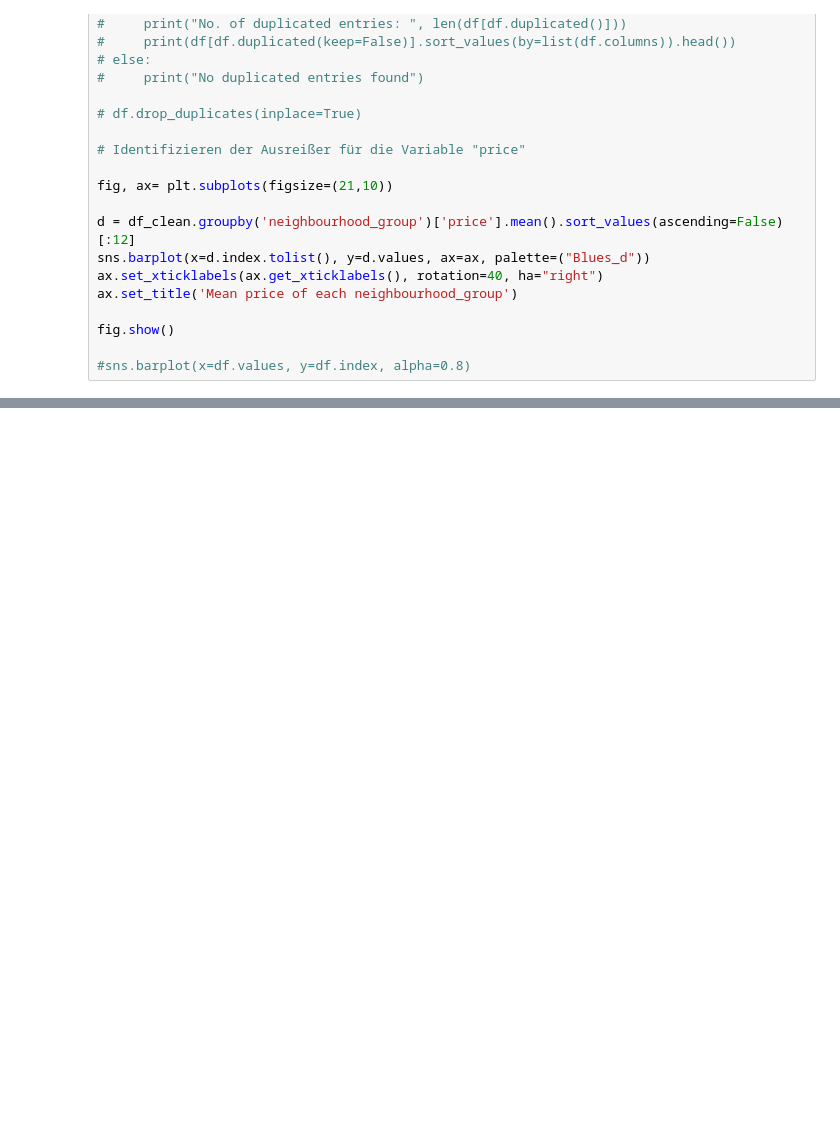
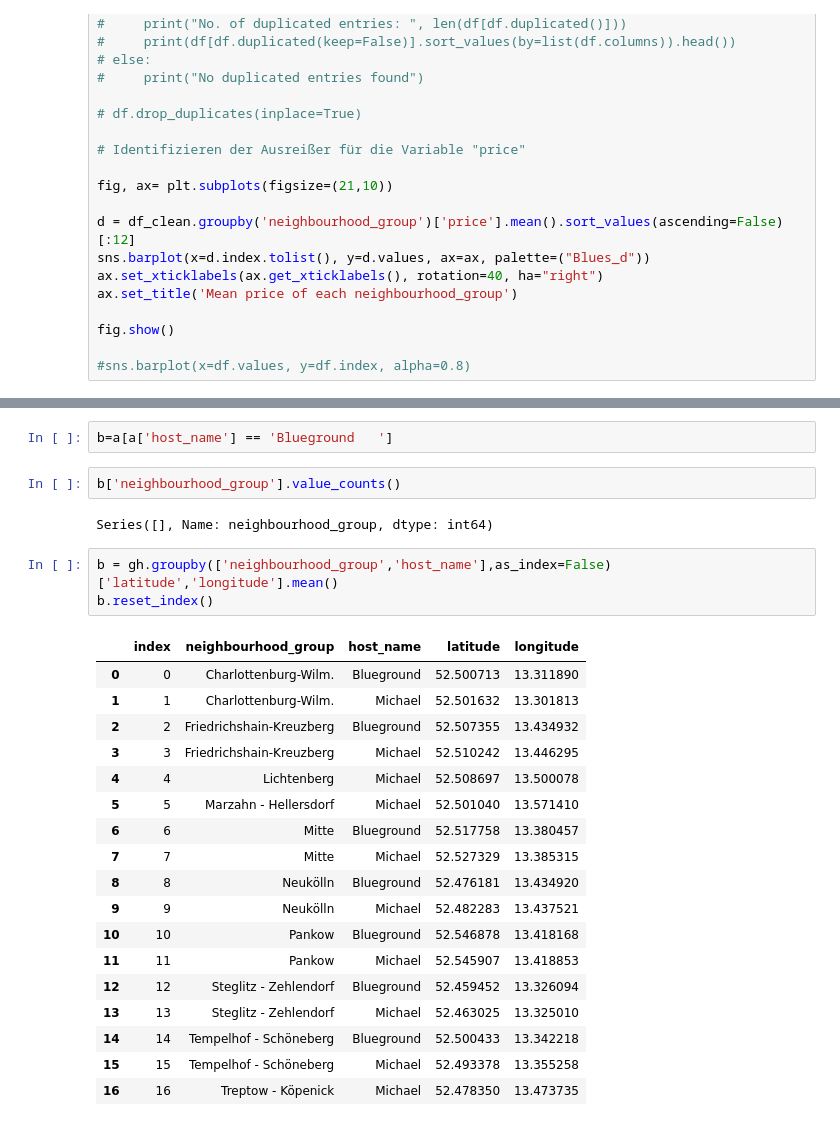
Before and after one commit to awildt01/Airbnb_Berlin-, a Jupyter notebook: Airbnb_(Berlin).ipynb, the cells around one changed output, grey strips where cells are left out. Cells and saved outputs as stored; diff of their text form; blank space fills up the shorter version.

```diff
--- a/Airbnb_(Berlin).ipynb
+++ b/Airbnb_(Berlin).ipynb
@@ -1029,0 +1147,28 @@ berlin_map
+# %%
+b=a[a['host_name'] == 'Blueground	']
+# %%
+b['neighbourhood_group'].value_counts()
+# %% [output]
+Series([], Name: neighbourhood_group, dtype: int64)
+# %%
+b = gh.groupby(['neighbourhood_group','host_name'],as_index=False)['latitude','longitude'].mean()
+b.reset_index()
+# %% [output]
+|  | index | neighbourhood_group | host_name | latitude | longitude |
+| 0 | 0 | Charlottenburg-Wilm. | Blueground | 52.500713 | 13.311890 |
+| 1 | 1 | Charlottenburg-Wilm. | Michael | 52.501632 | 13.301813 |
+| 2 | 2 | Friedrichshain-Kreuzberg | Blueground | 52.507355 | 13.434932 |
+| 3 | 3 | Friedrichshain-Kreuzberg | Michael | 52.510242 | 13.446295 |
+| 4 | 4 | Lichtenberg | Michael | 52.508697 | 13.500078 |
+| 5 | 5 | Marzahn - Hellersdorf | Michael | 52.501040 | 13.571410 |
+| 6 | 6 | Mitte | Blueground | 52.517758 | 13.380457 |
+| 7 | 7 | Mitte | Michael | 52.527329 | 13.385315 |
+| 8 | 8 | Neukölln | Blueground | 52.476181 | 13.434920 |
+| 9 | 9 | Neukölln | Michael | 52.482283 | 13.437521 |
+| 10 | 10 | Pankow | Blueground | 52.546878 | 13.418168 |
+| 11 | 11 | Pankow | Michael | 52.545907 | 13.418853 |
+| 12 | 12 | Steglitz - Zehlendorf | Blueground | 52.459452 | 13.326094 |
+| 13 | 13 | Steglitz - Zehlendorf | Michael | 52.463025 | 13.325010 |
+| 14 | 14 | Tempelhof - Schöneberg | Blueground | 52.500433 | 13.342218 |
+| 15 | 15 | Tempelhof - Schöneberg | Michael | 52.493378 | 13.355258 |
+| 16 | 16 | Treptow - Köpenick | Michael | 52.478350 | 13.473735 |
```
Also changed, not shown: parts of 20 cells of this notebook.
